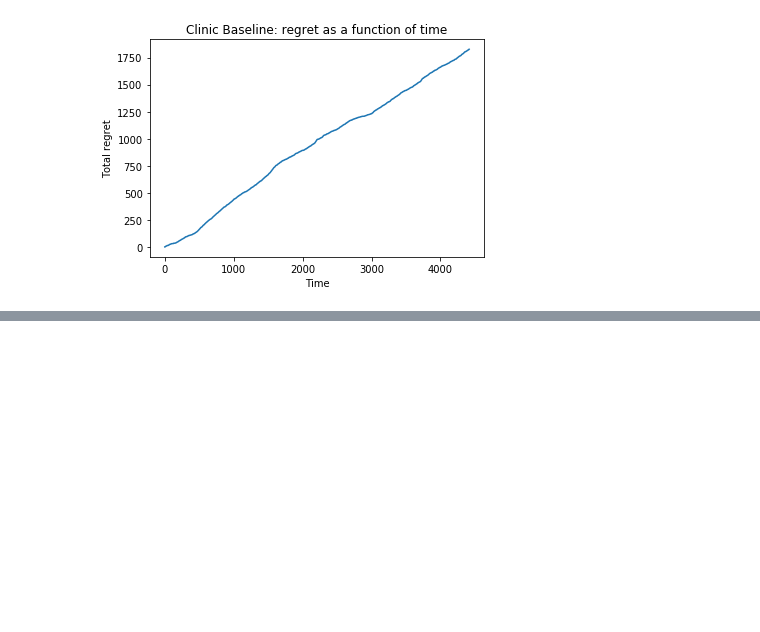
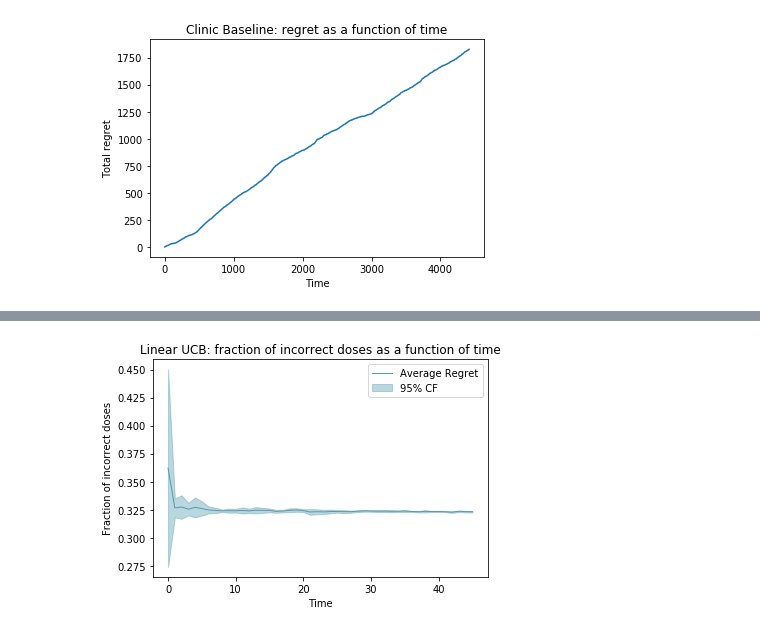
Before and after one commit to mrlsdvd/warfarin-dose-estimation, a Jupyter notebook: notebooks/baseline_comparison.ipynb, the cells around one changed output, grey strips where cells are left out. Cells and saved outputs as stored; diff of their text form; code cells hidden in the pictures; blank space fills up the shorter version.

```diff
--- a/notebooks/baseline_comparison.ipynb
+++ b/notebooks/baseline_comparison.ipynb
@@ -85,0 +121,28 @@ Fraction of correct decisions: 0.649083088068825
+# %%
+x_axis = []
+np.floor(len(linear_UCB_incorrect))
+for i in range(len(linear_UCB_incorrect)-1):
+    x_axis.append(i*100)
+x_axis.append(linear_UCB_features.values[~np.isnan(linear_UCB_features).any(axis=1)].shape[0])
+
+
+mean_linear_UCB_incorrect = np.zeros((int(np.ceil(num_examples/100.0)+1,)))
+lower_bound_linear_UCB_incorrect = np.zeros((int(np.ceil(num_examples/100.0)+1,)))
+upper_bound_linear_UCB_incorrect = np.zeros((int(np.ceil(num_examples/100.0)+1,)))
+
+for i in range(linear_UCB_incorrect.shape[1]):
+    mean, lower_bound, upper_bound = mean_confidence_interval(linear_UCB_incorrect[:,i], confidence=0.95)
+    mean_linear_UCB_incorrect[i] = mean
+    lower_bound_linear_UCB_incorrect[i] = lower_bound
+    upper_bound_linear_UCB_incorrect[i] = upper_bound
+
+plt.clf()
+plt.plot(range(mean_linear_UCB_incorrect.shape[0]), mean_linear_UCB_incorrect, lw=1, color='#539caf', alpha=1, label="Average Regret")
+plt.fill_between(range(lower_bound_linear_UCB_incorrect.shape[0]), lower_bound_linear_UCB_incorrect, upper_bound_linear_UCB_incorrect, color='#539caf', alpha=0.4, label="95% CF")
+plt.title("Linear UCB: fraction of incorrect doses as a function of time")
+plt.xlabel("Time")
+plt.ylabel("Fraction of incorrect doses")
+plt.legend()
+plt.show()
+# %% [output]
+[figure, added]
```
Also changed, not shown: parts of 8 cells of this notebook, 4 other files.
